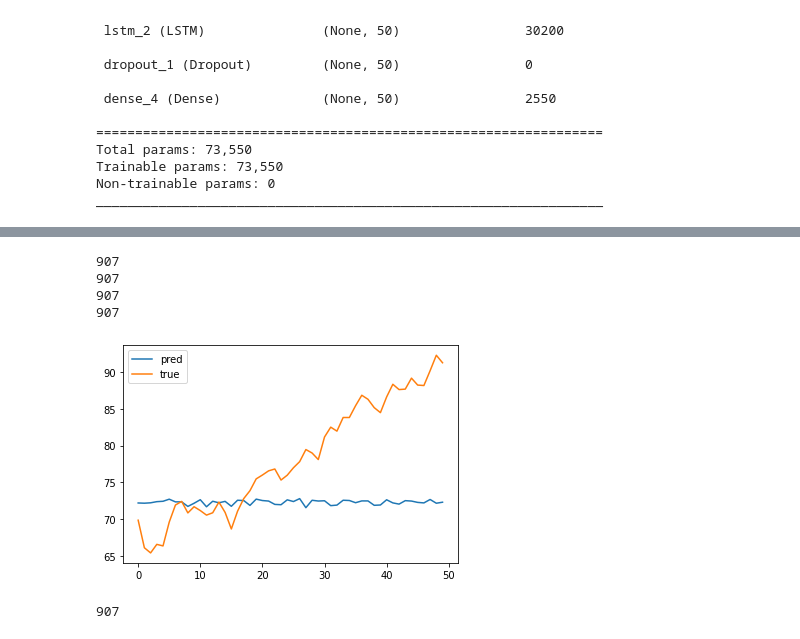
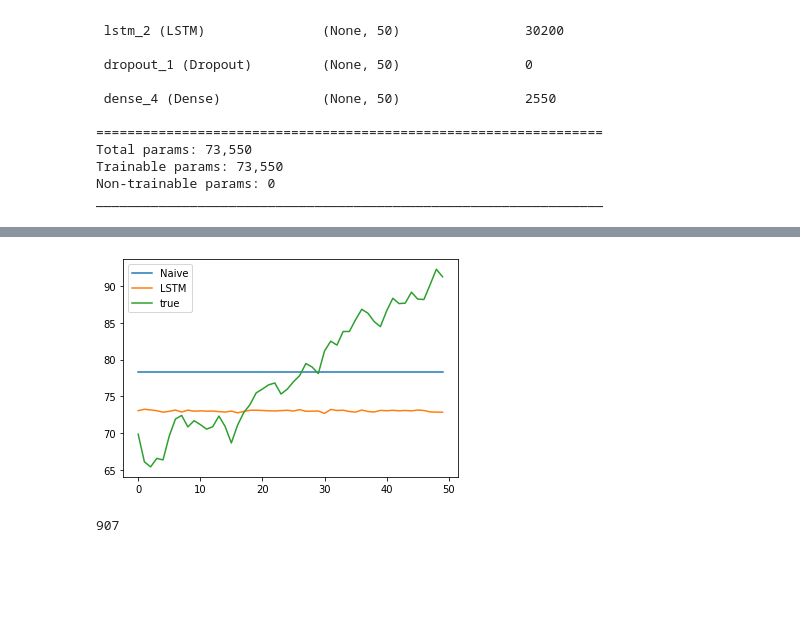
Before and after one commit to bob2708/Time-series-prediction, a Jupyter notebook: Time series forecasting with NN.ipynb, the cells around one changed output, grey strips where cells are left out. Saved outputs shown, nothing was run; the diff lists cells and outputs as text; code cells hidden in the pictures; blank space fills up the shorter version.

```diff
--- a/Time series forecasting with NN.ipynb
+++ b/Time series forecasting with NN.ipynb
@@ -196,10 +197,12 @@ Trainable params: 73,550
 Non-trainable params: 0
 _________________________________________________________________
 # %%
+print("LSTM")
 history_elstm = eLSTM_model.fit(train_X, train_y, epochs=20, batch_size=200, validation_data=(val_X, val_y), verbose=1,
-                    callbacks = [EarlyStopping(monitor='val_loss', patience=1, mode='min')])
+                    callbacks = [EarlyStopping(monitor='val_loss', patience=2, mode='min')])
 history_clstm = cLSTM_model.fit(train_X, train_y, epochs=20, batch_size=200, validation_data=(val_X, val_y), verbose=1,
-                    callbacks = [EarlyStopping(monitor='val_loss', patience=1, mode='min')])
+                    callbacks = [EarlyStopping(monitor='val_loss', patience=2, mode='min')])
+print("Linear")
 history_linear = Linear_model.fit(train_X, train_y, epochs=20, batch_size=200, validation_data=(val_X, val_y), verbose=1,
                     callbacks = [EarlyStopping(monitor='val_loss', patience=2, mode='min')])
 history_dense = Dense_model.fit(train_X, train_y, epochs=20, batch_size=200, validation_data=(val_X, val_y), verbose=1,
@@ -224,0 +228,7 @@ Epoch 4/20
+# %%
+# "Базовые" предсказания
+repeat_pred = []
+naive_pred = []
+for x in test_X.reshape(test_X.shape[0], test_X.shape[1]):
+  repeat_pred.append(x[-50:])
+  naive_pred.append(np.asarray([x[-1] for i in range(50)]))
@@ -252,21 +281,13 @@ def transform_pred2(pred):
   pred_data.extend(pred[-1][-len(pred)%50+1:])
   print(len(pred_data))
   return pred_data
-# %%
-transformed_preds = []
-for pred in [pred_e, pred_c, pred_d, pred_l]:
-  transformed_preds.append(transform_pred1(pred))
-# %% [output]
-907
-907
-907
-907
 # %%
 # Сравнение предсказаний для конкретного окна
-plt.plot(pred_e[-1] * data_std + data_mean, label='pred')
+plt.plot(naive_pred[-1] * data_std + data_mean, label='Naive')
+plt.plot(pred_e[-1] * data_std + data_mean, label='LSTM')
 plt.plot(test_y[-1] * data_std + data_mean, label='true')
 plt.legend()
 plt.show()
 # %% [output]
-[figure, old version]
+[figure, new version]
 # %%
```
Also changed, not shown: parts of 8 cells of this notebook.
